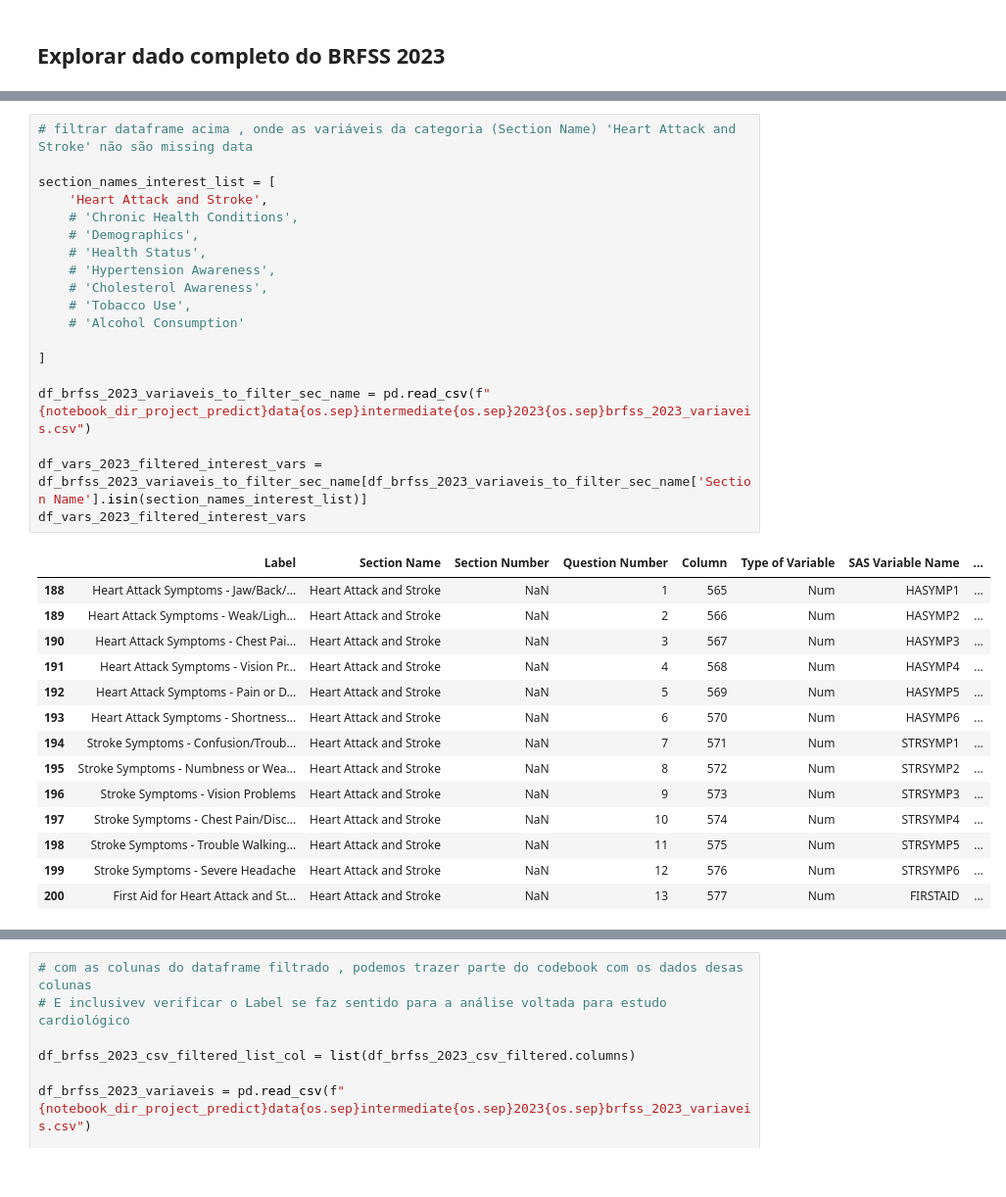
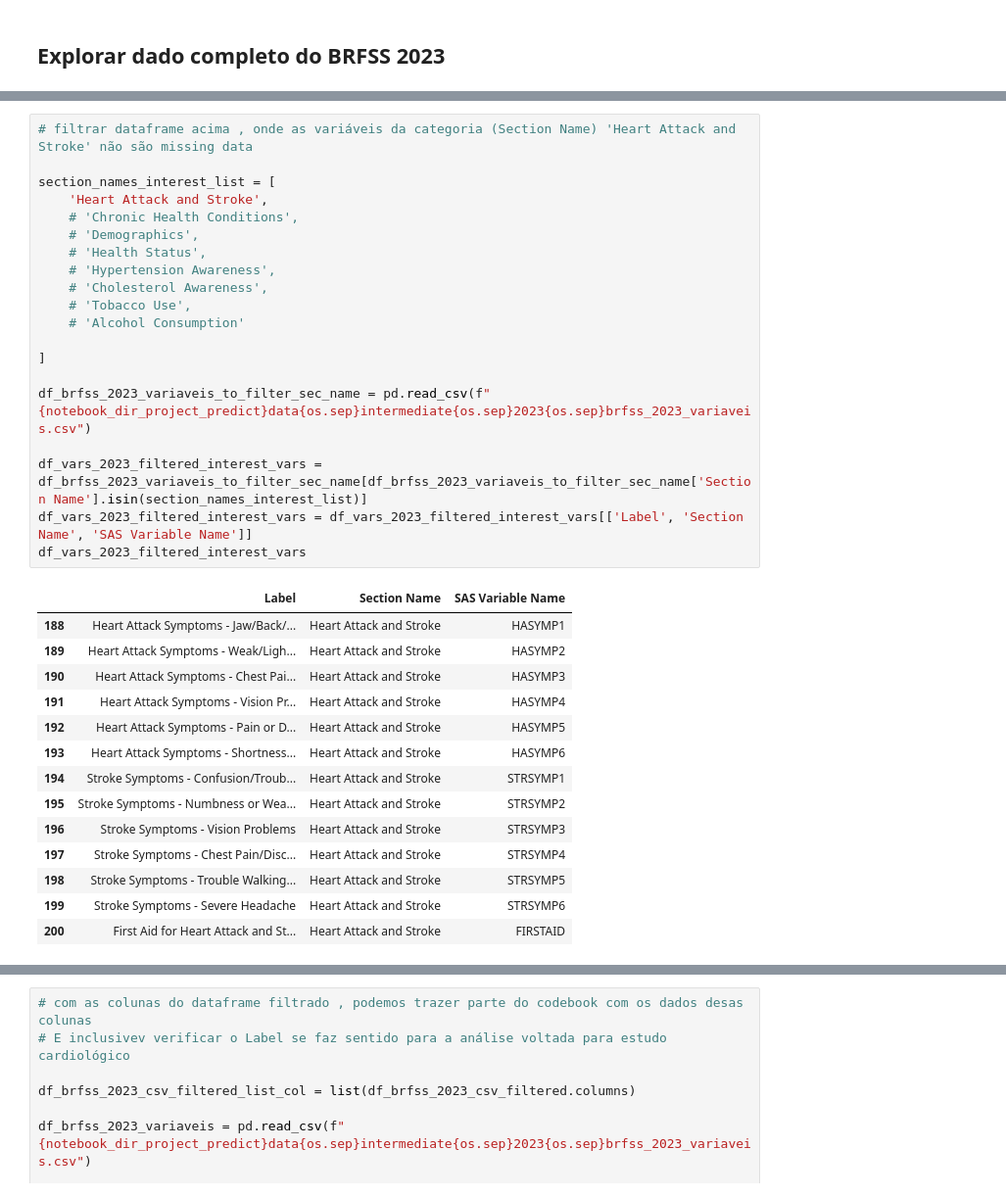
Before and after one commit to EdCarlos-dev/riskPredictionDeseases, a Jupyter notebook: dev/notebooks/dataTreatment_400_k_samples.ipynb, the cells around one changed output, grey strips where cells are left out. Shown at 98% size. Saved outputs shown, nothing was run; the diff lists cells and outputs as text.

Commit message:
:ok_hand: target columns

```diff
--- a/dev/notebooks/dataTreatment_400_k_samples.ipynb
+++ b/dev/notebooks/dataTreatment_400_k_samples.ipynb
@@ -757,34 +827,35 @@ df_brfss_2023_csv
 # %%
 # filtrar dataframe acima , onde as variáveis da categoria (Section Name) 'Heart Attack and Stroke' não são missing data
 
 section_names_interest_list = [
     'Heart Attack and Stroke',
     # 'Chronic Health Conditions',
     # 'Demographics',
     # 'Health Status',
     # 'Hypertension Awareness',
     # 'Cholesterol Awareness',
     # 'Tobacco Use',
     # 'Alcohol Consumption'
 
 ]
 
 df_brfss_2023_variaveis_to_filter_sec_name = pd.read_csv(f"{notebook_dir_project_predict}data{os.sep}intermediate{os.sep}2023{os.sep}brfss_2023_variaveis.csv")
 
 df_vars_2023_filtered_interest_vars = df_brfss_2023_variaveis_to_filter_sec_name[df_brfss_2023_variaveis_to_filter_sec_name['Section Name'].isin(section_names_interest_list)]
+df_vars_2023_filtered_interest_vars = df_vars_2023_filtered_interest_vars[['Label', 'Section Name', 'SAS Variable Name']]
 df_vars_2023_filtered_interest_vars
 # %% [output]
-|  | Label | Section Name | Section Number | Question Number | Column | Type of Variable | SAS Variable Name | ... |
-| 188 | Heart Attack Symptoms - Jaw/Back/... | Heart Attack and Stroke | NaN | 1 | 565 | Num | HASYMP1 | ... |
-| 189 | Heart Attack Symptoms - Weak/Ligh... | Heart Attack and Stroke | NaN | 2 | 566 | Num | HASYMP2 | ... |
-| 190 | Heart Attack Symptoms - Chest Pai... | Heart Attack and Stroke | NaN | 3 | 567 | Num | HASYMP3 | ... |
-| 191 | Heart Attack Symptoms - Vision Pr... | Heart Attack and Stroke | NaN | 4 | 568 | Num | HASYMP4 | ... |
-| 192 | Heart Attack Symptoms - Pain or D... | Heart Attack and Stroke | NaN | 5 | 569 | Num | HASYMP5 | ... |
-| 193 | Heart Attack Symptoms - Shortness... | Heart Attack and Stroke | NaN | 6 | 570 | Num | HASYMP6 | ... |
-| 194 | Stroke Symptoms - Confusion/Troub... | Heart Attack and Stroke | NaN | 7 | 571 | Num | STRSYMP1 | ... |
-| 195 | Stroke Symptoms - Numbness or Wea... | Heart Attack and Stroke | NaN | 8 | 572 | Num | STRSYMP2 | ... |
-| 196 | Stroke Symptoms - Vision Problems | Heart Attack and Stroke | NaN | 9 | 573 | Num | STRSYMP3 | ... |
-| 197 | Stroke Symptoms - Chest Pain/Disc... | Heart Attack and Stroke | NaN | 10 | 574 | Num | STRSYMP4 | ... |
-| 198 | Stroke Symptoms - Trouble Walking... | Heart Attack and Stroke | NaN | 11 | 575 | Num | STRSYMP5 | ... |
-| 199 | Stroke Symptoms - Severe Headache | Heart Attack and Stroke | NaN | 12 | 576 | Num | STRSYMP6 | ... |
-| 200 | First Aid for Heart Attack and St... | Heart Attack and Stroke | NaN | 13 | 577 | Num | FIRSTAID | ... |
+|  | Label | Section Name | SAS Variable Name |
+| 188 | Heart Attack Symptoms - Jaw/Back/... | Heart Attack and Stroke | HASYMP1 |
+| 189 | Heart Attack Symptoms - Weak/Ligh... | Heart Attack and Stroke | HASYMP2 |
+| 190 | Heart Attack Symptoms - Chest Pai... | Heart Attack and Stroke | HASYMP3 |
+| 191 | Heart Attack Symptoms - Vision Pr... | Heart Attack and Stroke | HASYMP4 |
+| 192 | Heart Attack Symptoms - Pain or D... | Heart Attack and Stroke | HASYMP5 |
+| 193 | Heart Attack Symptoms - Shortness... | Heart Attack and Stroke | HASYMP6 |
+| 194 | Stroke Symptoms - Confusion/Troub... | Heart Attack and Stroke | STRSYMP1 |
+| 195 | Stroke Symptoms - Numbness or Wea... | Heart Attack and Stroke | STRSYMP2 |
+| 196 | Stroke Symptoms - Vision Problems | Heart Attack and Stroke | STRSYMP3 |
+| 197 | Stroke Symptoms - Chest Pain/Disc... | Heart Attack and Stroke | STRSYMP4 |
+| 198 | Stroke Symptoms - Trouble Walking... | Heart Attack and Stroke | STRSYMP5 |
+| 199 | Stroke Symptoms - Severe Headache | Heart Attack and Stroke | STRSYMP6 |
+| 200 | First Aid for Heart Attack and St... | Heart Attack and Stroke | FIRSTAID |
```
Also changed, not shown: parts of 24 cells of this notebook.
